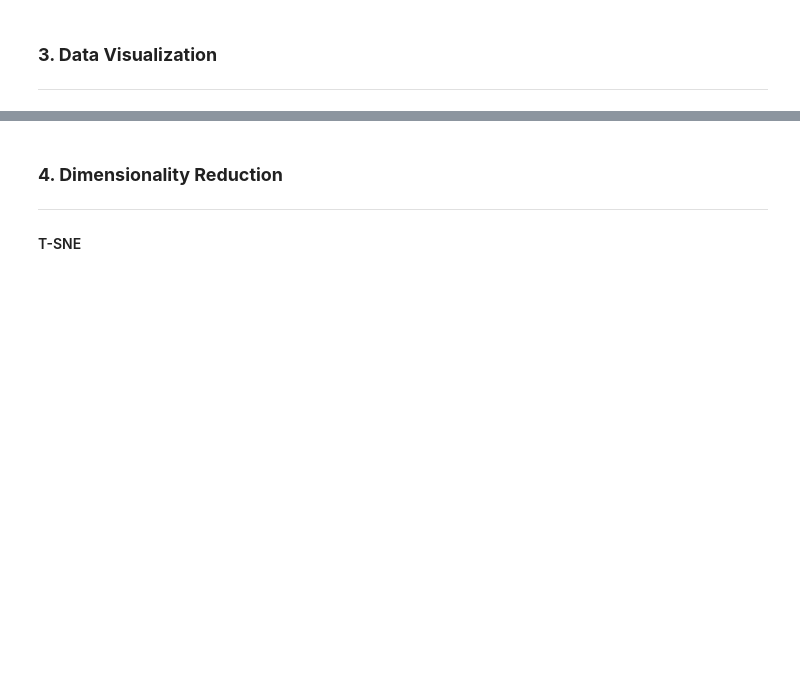
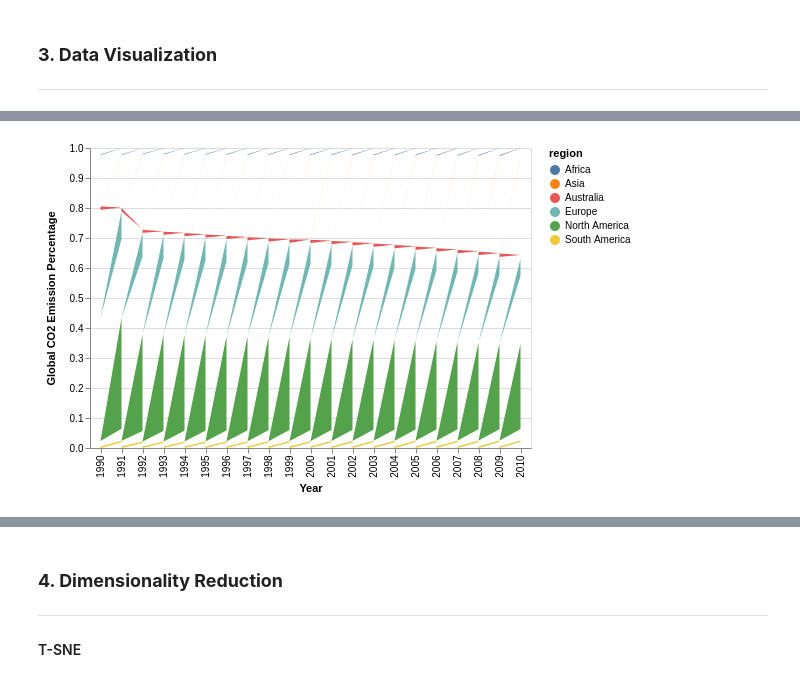
Before and after one commit to wiggs555/cse7324project, a Jupyter notebook: Project1/Project1.ipynb, the cells around one changed output, grey strips where cells are left out. Saved outputs shown, nothing was run; the diff lists cells and outputs as text; code cells hidden in the pictures; blank space fills up the shorter version.

Commit message:
added some of the visuals

```diff
--- a/Project1/Project1.ipynb
+++ b/Project1/Project1.ipynb
@@ -35,6 +37,7 @@ from plotly.offline import download_plotlyjs, init_notebook_mode, plot, iplot
 co2sec = pd.read_csv("data/global-carbon-dioxide-emissions-by-sector-gg-co.csv")
 cumco2 = pd.read_csv("data/share-of-cumulative-co2.csv")
 co2gdp = pd.read_csv("data/co-emissions-per-capita-vs-gdp-per-capita-international-.csv")
+country_region = pd.read_csv("data/countries_regions.csv")
 
 # separate country and regional data
 co2sec_reg = co2sec[pd.isna(co2sec['Code'])]
@@ -134,7 +137,10 @@ country_comb.fillna(0, inplace=True)
 #redraw missing data graph
 msno.matrix(country_comb)
 
-country_comb.to_csv('data/dataset.csv', sep=',')
+# some of our visualizations would benifit from region code. mergingin with dataset
+country_comb = country_comb.merge(country_region, left_on=['cntry_code'], right_on=['cntry_code'])
+country_comb.drop(['country_y'], axis=1, inplace = True)
+country_comb.columns = ['cntry_code', 'year', 'gbl_emsn_pct', 'emsn_per_capita', 'gdp_per_capita', 'population', 'country', 'emsn_transport', 'emsn_forestry', 'emsn_energy','emsn_other', 'emsn_land', 'emsn_waste', 'emsn_residential', 'emsn_industry', 'emsn_agriculture', 'region']
 # %% [output]
 0 records missing from cntry_code.
 0 records missing from year.
@@ -203,0 +223,10 @@ iplot( fig, validate=False, filename='d3-world-map' )
+# %%
+# chart co2 by region
+alt.renderers.enable('default')
+alt.Chart(country_comb).mark_area().encode(
+    x=alt.X("year:N", axis=alt.Axis(title="Year")),
+    y=alt.Y("gbl_emsn_pct", stack="normalize", axis=alt.Axis(format="%", title="Global CO2 Emission Percentage")),
+    color="region:N"
+)
+# %% [output]
+[figure, added]
```
Also changed, not shown: parts of 6 cells of this notebook, 5 other files.
